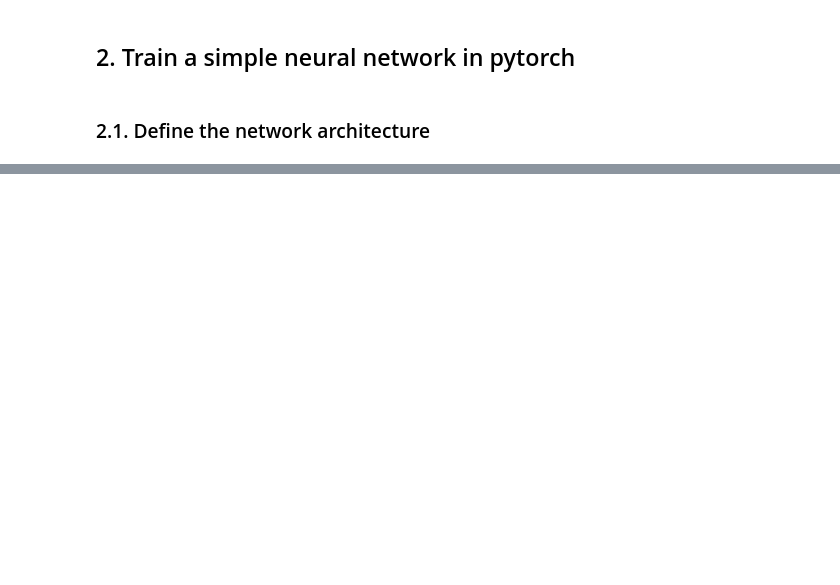
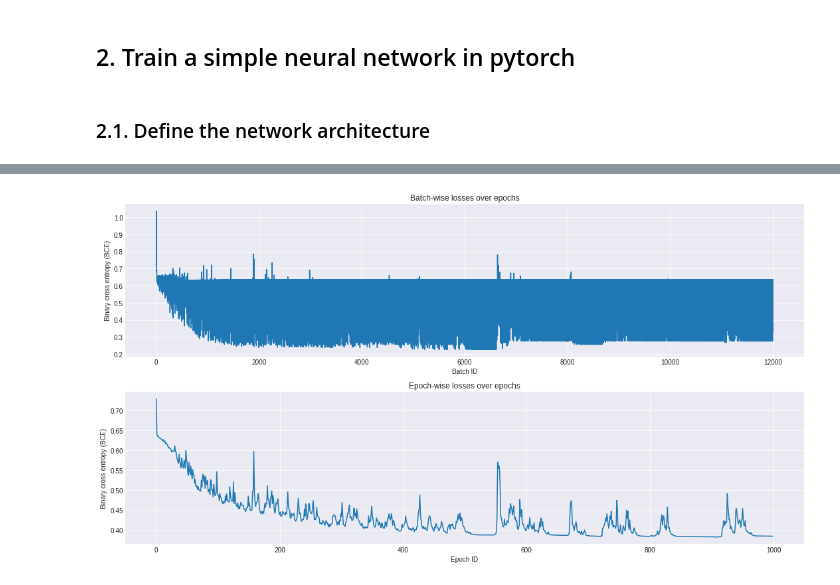
Before and after one commit to hieubkvn123/Dacademy, a Jupyter notebook: src/notebooks/data_analytics_part_III_section_2.ipynb, the cells around one changed output, grey strips where cells are left out. Cells and saved outputs as stored; diff of their text form; code cells hidden in the pictures; blank space fills up the shorter version.

```diff
--- a/src/notebooks/data_analytics_part_III_section_2.ipynb
+++ b/src/notebooks/data_analytics_part_III_section_2.ipynb
@@ -73,0 +249,32 @@ class ANN(nn.Module):
+# %%
+class ANNWithActAndNorm(nn.Module):
+    def __init__(self, in_features, hidden=16, n_classes=10, activation=None):
+        super(ANNWithActAndNorm, self).__init__()
+        self.input_layer = nn.Linear(in_features=in_features, out_features=hidden)
+        self.bnorm1 = nn.BatchNorm1d(hidden)
+        self.hidden_layer = nn.Linear(in_features=hidden, out_features=n_classes)
+        self.bnorm2 = nn.BatchNorm1d(n_classes)
+        self.output_layer = nn.Softmax(dim=1)
+
+        if(activation is not None):
+            self.activation = activation
+        else:
+            self.activation = lambda x : x # return itself
+
+    def forward(self, inputs):
+        outputs = self.input_layer(inputs)
+        outputs = self.bnorm1(outputs)
+        outputs = self.activation(outputs)
+
+        outputs = self.hidden_layer(outputs)
+        outputs = self.bnorm2(outputs)
+        outputs = self.activation(outputs)
+
+        outputs = self.output_layer(outputs)
+
+        return outputs
+
+model = ANNWithActAndNorm(features.shape[-1], hidden=8, n_classes=targets.shape[-1], activation=nn.Tanh())
+train(model, features, targets, epochs=1000)
+# %% [output]
+[figure, added]
```
Also changed, not shown: parts of 16 cells of this notebook.
